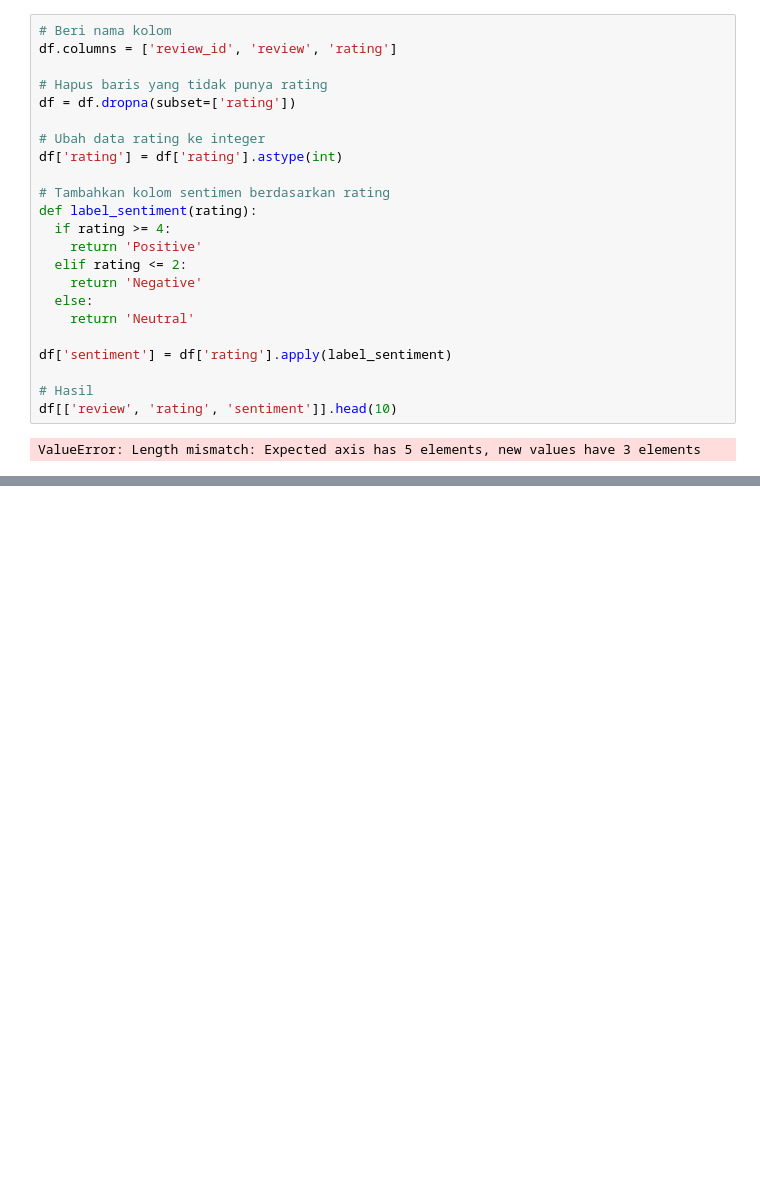
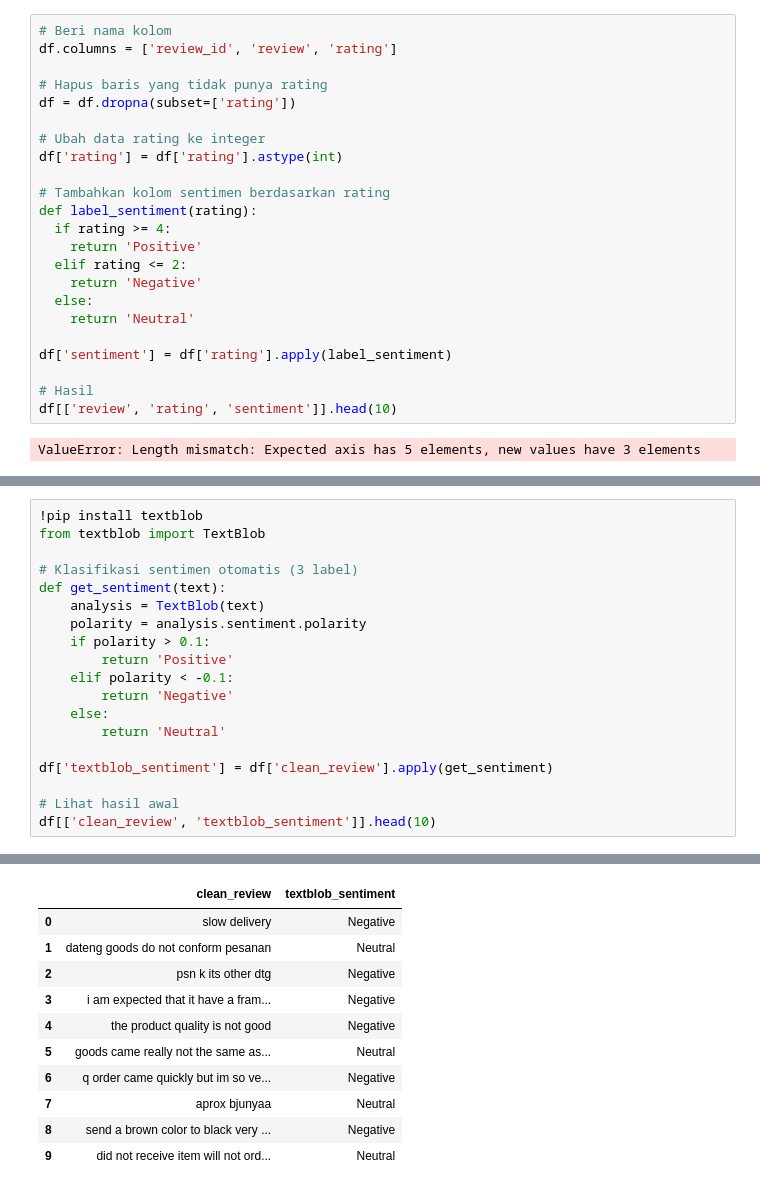
Before and after one commit to RizkyaSalsabila/Shopee-VS-Tokopedia-Review-Analysis, a Jupyter notebook: shopee_tokopedia_analysis.ipynb, the cells around one changed output, grey strips where cells are left out. Cells and saved outputs as stored; diff of their text form; blank space fills up the shorter version.

```diff
--- a/shopee_tokopedia_analysis.ipynb
+++ b/shopee_tokopedia_analysis.ipynb
@@ -119,0 +119,20 @@ plt.show()
+# %%
+!pip install textblob
+from textblob import TextBlob
+
+# Klasifikasi sentimen otomatis (3 label)
+def get_sentiment(text):
+    analysis = TextBlob(text)
+    polarity = analysis.sentiment.polarity
+    if polarity > 0.1:
+        return 'Positive'
+    elif polarity < -0.1:
+        return 'Negative'
+    else:
+        return 'Neutral'
+
+df['textblob_sentiment'] = df['clean_review'].apply(get_sentiment)
+
+# Lihat hasil awal
+df[['clean_review', 'textblob_sentiment']].head(10)
+# %% [output]
@@ -119,0 +145,11 @@ plt.show()
+|  | clean_review | textblob_sentiment |
+| 0 | slow delivery | Negative |
+| 1 | dateng goods do not conform pesanan | Neutral |
+| 2 | psn k its other dtg | Negative |
+| 3 | i am expected that it have a fram... | Negative |
+| 4 | the product quality is not good | Negative |
+| 5 | goods came really not the same as... | Neutral |
+| 6 | q order came quickly but im so ve... | Negative |
+| 7 | aprox bjunyaa | Neutral |
+| 8 | send a brown color to black very ... | Negative |
+| 9 | did not receive item will not ord... | Neutral |
```
Also changed, not shown: parts of 4 cells of this notebook.
